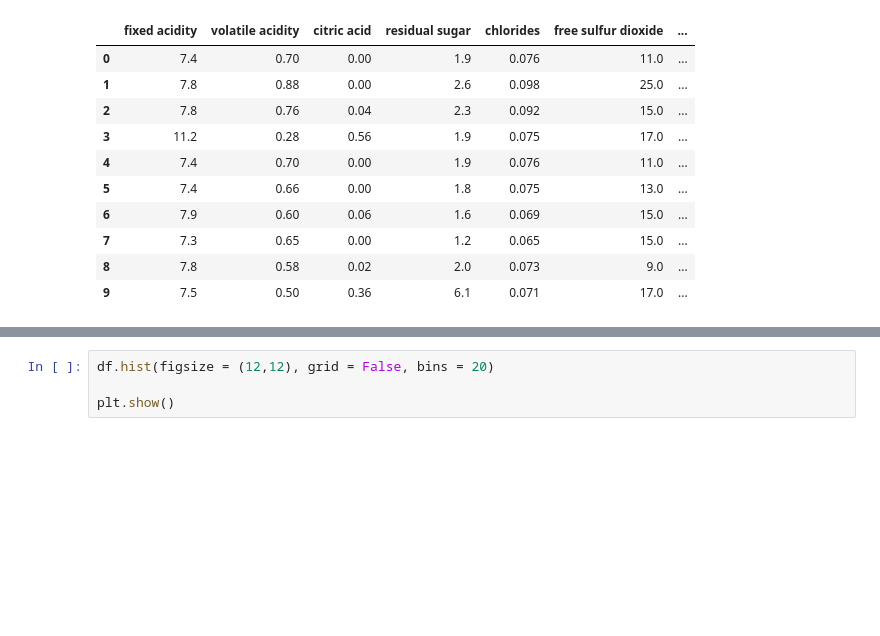
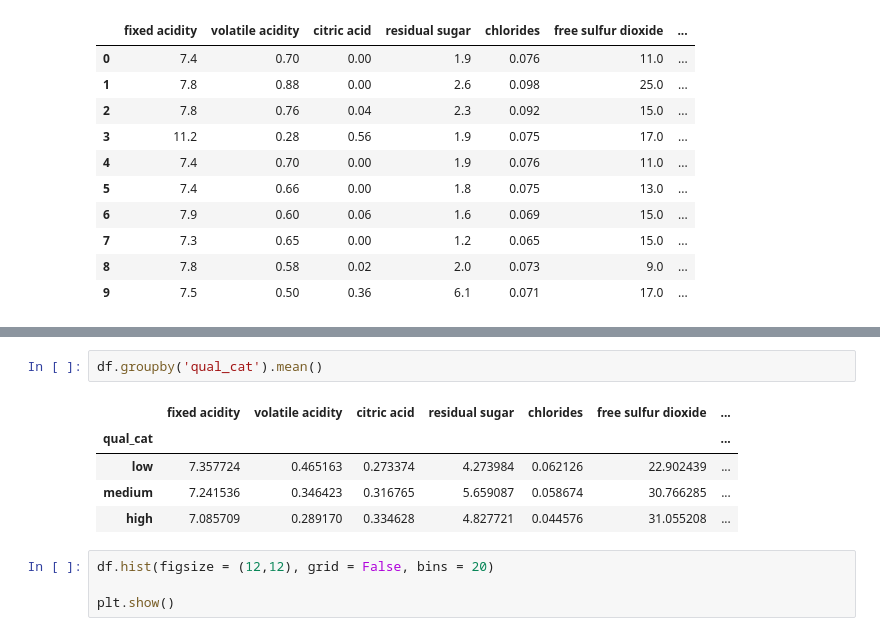
Before and after one commit to derevirn/hypothesis-test, a Jupyter notebook: hypothesis.ipynb, the cells around one changed output, grey strips where cells are left out. Drawn from its saved outputs; the diff is of its cells as text; blank space fills up the shorter version.

```diff
--- a/hypothesis.ipynb
+++ b/hypothesis.ipynb
@@ -28,3 +35,11 @@ df.head(10)
+# %%
+df.groupby('qual_cat').mean()
+# %% [output]
+|  | fixed acidity | volatile acidity | citric acid | residual sugar | chlorides | free sulfur dioxide | ... |
+| qual_cat |  |  |  |  |  |  | ... |
+| low | 7.357724 | 0.465163 | 0.273374 | 4.273984 | 0.062126 | 22.902439 | ... |
+| medium | 7.241536 | 0.346423 | 0.316765 | 5.659087 | 0.058674 | 30.766285 | ... |
+| high | 7.085709 | 0.289170 | 0.334628 | 4.827721 | 0.044576 | 31.055208 | ... |
 # %%
 df.hist(figsize = (12,12), grid = False, bins = 20)
 
```
Also changed, not shown: parts of 7 cells of this notebook.
